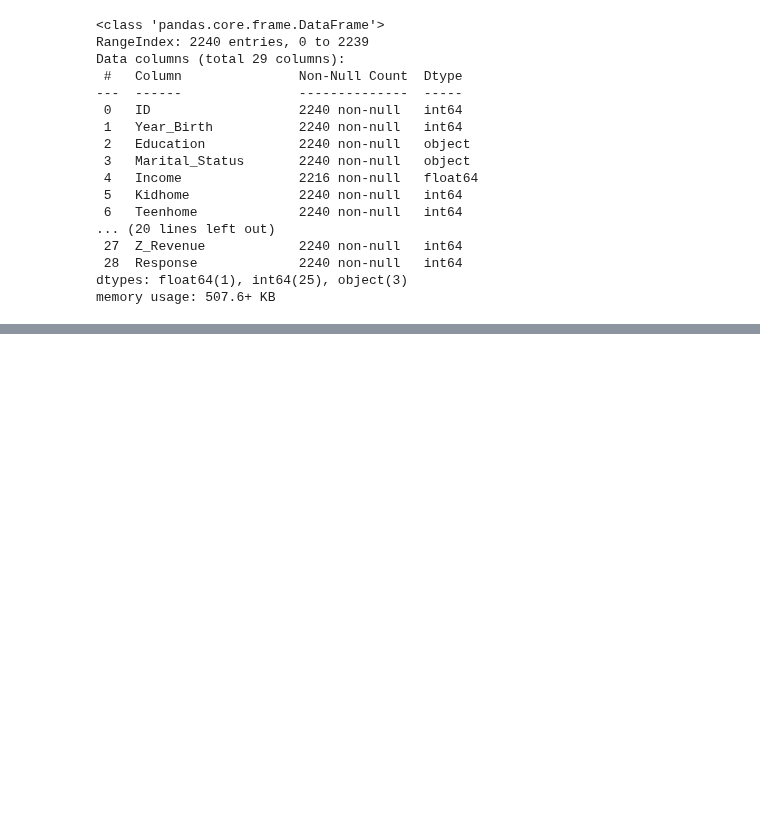
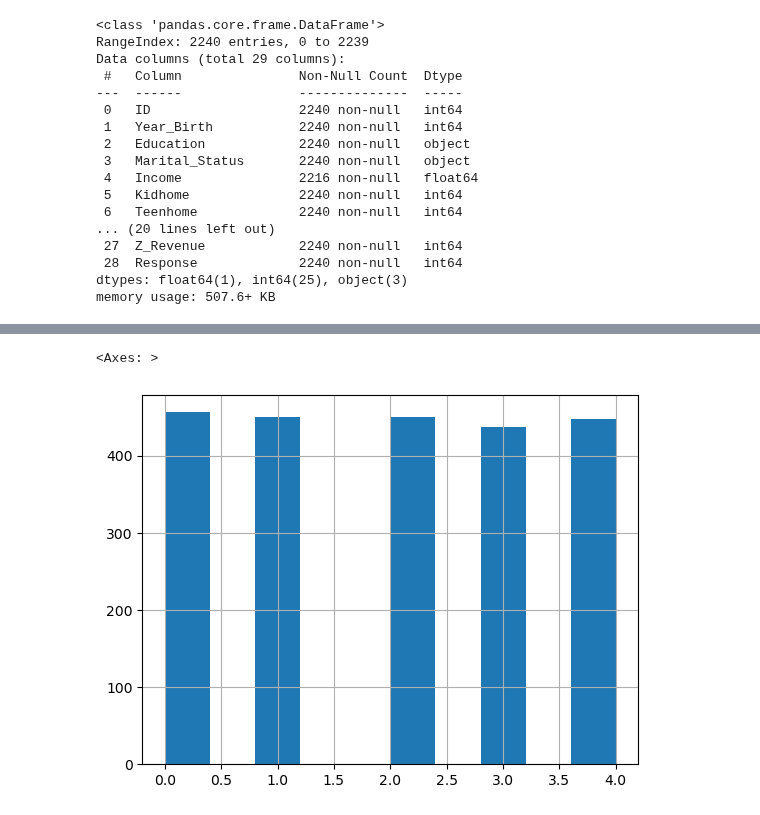
Before and after one commit to imdwipayana/Battlefield, a Jupyter notebook: reinforcement_learning/RL_example_from_Kaggle.ipynb, the cells around one changed output, grey strips where cells are left out. Saved outputs shown, nothing was run; the diff lists cells and outputs as text; code cells hidden in the pictures; blank space fills up the shorter version.

```diff
--- a/reinforcement_learning/RL_example_from_Kaggle.ipynb
+++ b/reinforcement_learning/RL_example_from_Kaggle.ipynb
@@ -39,0 +137,5 @@ memory usage: 507.6+ KB
+# %%
+df.recency_bin.hist()
+# %% [output]
+<Axes: >
+[figure, added]
```
Also changed, not shown: parts of 33 cells of this notebook.
